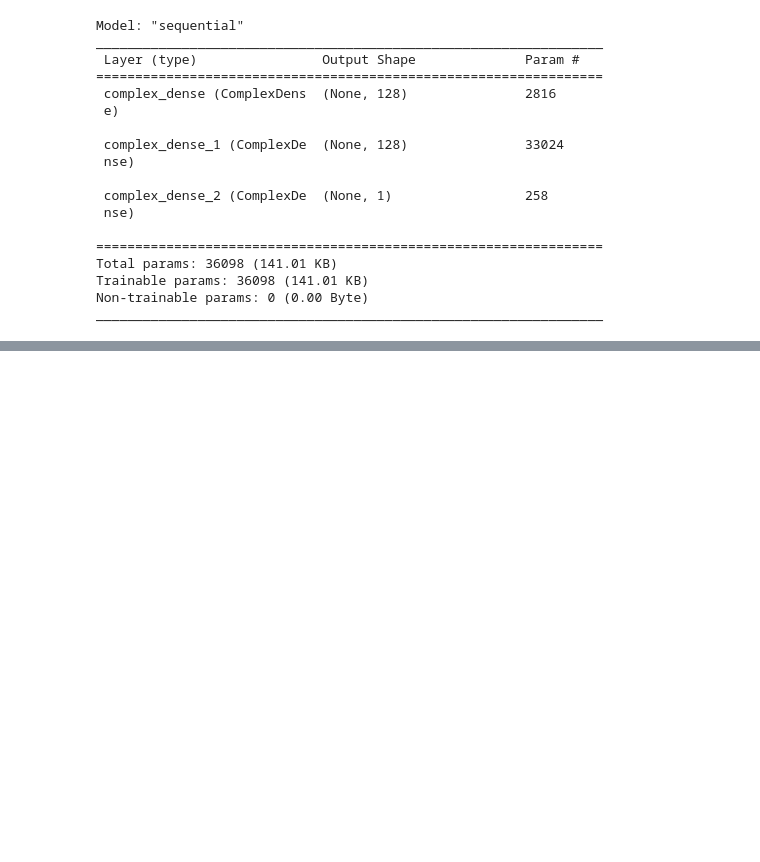
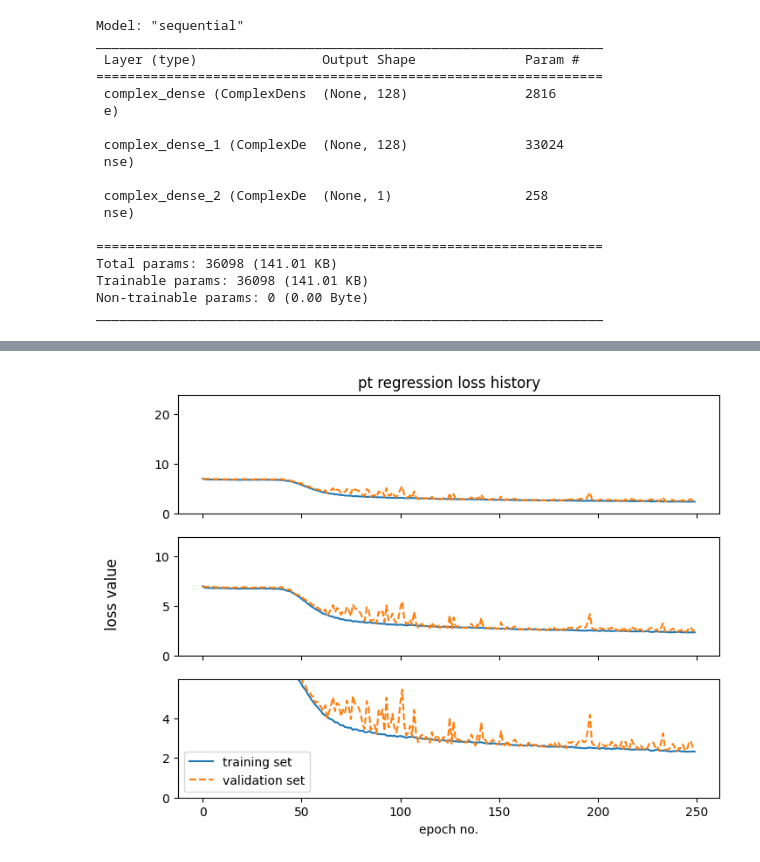
Before and after one commit to P4ndaM1x/engineering-dissertation, a Jupyter notebook: 10points_regression.ipynb, the cells around one changed output, grey strips where cells are left out. Drawn from its saved outputs; the diff is of its cells as text; code cells hidden in the pictures; blank space fills up the shorter version.

```diff
--- a/10points_regression.ipynb
+++ b/10points_regression.ipynb
@@ -172,0 +180,13 @@ plot_loss_history(history, "AngleError")
+# %%
+import cvnn.layers as complex_layers
+from cvnn.losses import ComplexMeanSquareError
+from tensorflow.keras.optimizers import SGD, Adam
+
+model_pt_q = tf.keras.models.Sequential()
+model_pt_q.add(complex_layers.ComplexInput(input_shape=(points_num,)))
+model_pt_q.add(complex_layers.ComplexDense(units=128, activation='pol_tanh'))
+model_pt_q.add(complex_layers.ComplexDense(units=128, activation='pol_tanh'))
+model_pt_q.add(complex_layers.ComplexDense(units=1, activation='convert_to_real_with_abs'))
+model_pt_q.compile(loss='mean_squared_error', optimizer=SGD(clipnorm=1.), metrics=['mean_absolute_percentage_error'])
+
+model_pt_q.summary()
@@ -172,0 +212,2 @@ plot_loss_history(history, "AngleError")
+# %%
+history_pt_q = model_pt_q.fit(data_x, data_y_pt, shuffle=False, epochs=250, validation_split=0.2, verbose=0, callbacks=[FreeMemory(10)])
@@ -172,0 +232,3 @@ plot_loss_history(history, "AngleError")
+# %%
+plot_loss_history(history_pt_q, "pt regression")
+# %% [output]
@@ -172,0 +237 @@ plot_loss_history(history, "AngleError")
+[figure, added]
```
Also changed, not shown: parts of 15 cells of this notebook, 3 other files.
